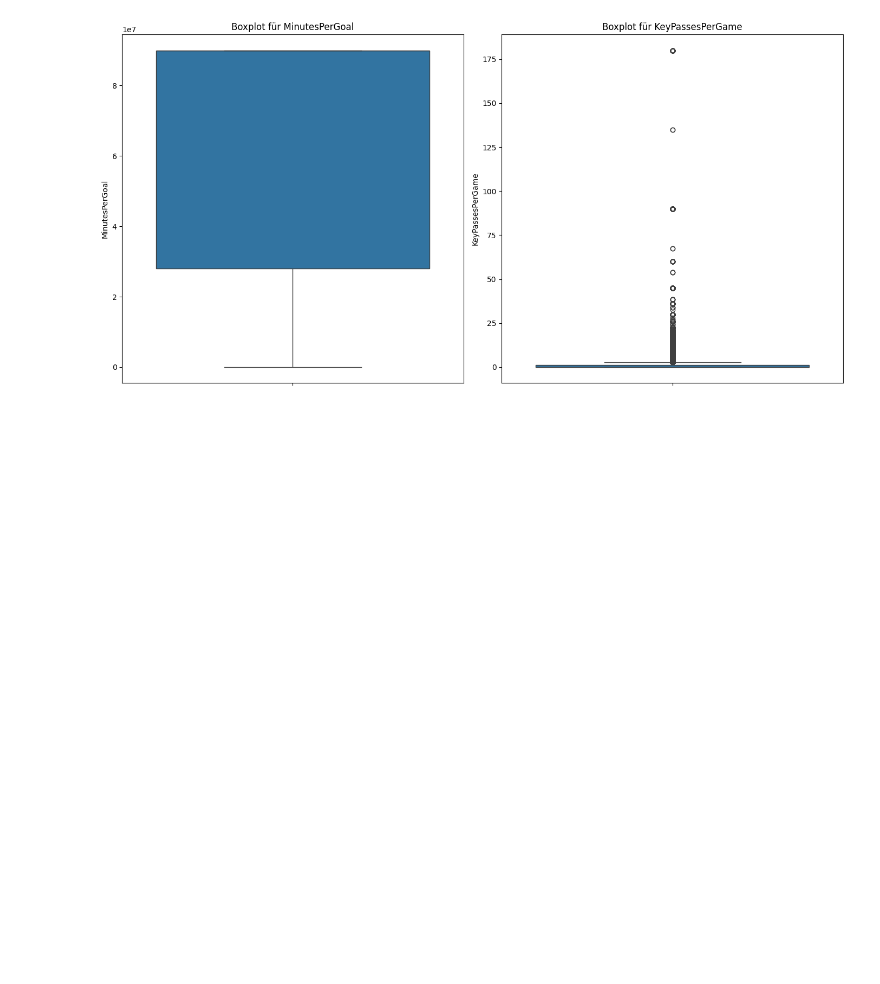
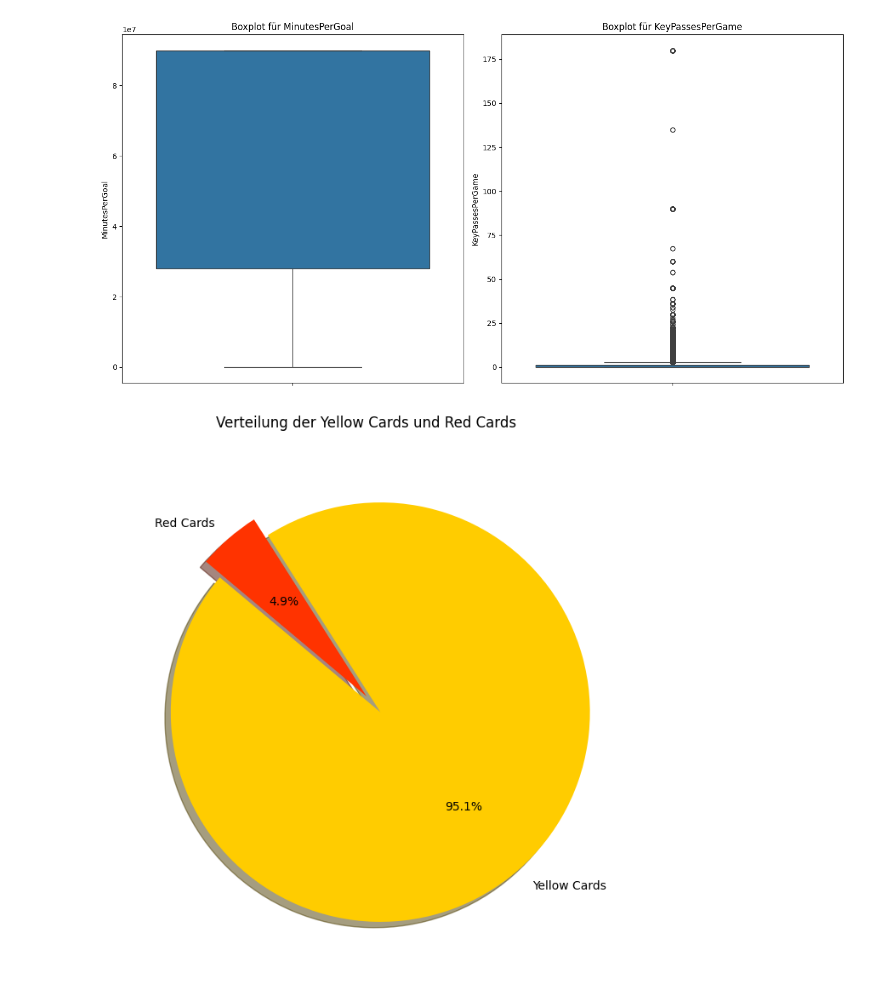
Before and after one commit to hariis-00/group_work, a Jupyter notebook: Data.ipynb, the cells around one changed output. Saved outputs shown, nothing was run; the diff lists cells and outputs as text; code cells hidden in the pictures; blank space fills up the shorter version.

```diff
--- a/Data.ipynb
+++ b/Data.ipynb
@@ -359,3 +359,21 @@ max          179.983801
 median         0.000000
 Name: KeyPassesPerGame, dtype: float64
 [figure]
+# %%
+# Berechnung der Häufigkeiten der Gelben und Roten Karten
+yellow_cards = data_from_mongo['yellowCard'].sum()
+red_cards = data_from_mongo['redCard'].sum()
+
+# Erstellen des Kuchendiagramms
+labels = ['Yellow Cards', 'Red Cards']
+sizes = [yellow_cards, red_cards]
+colors = ['#ffcc00', '#ff3300']
+explode = (0.1, 0)  # Explodieren des ersten Slices (Yellow Cards)
+
+plt.figure(figsize=(8, 8))
+plt.pie(sizes, explode=explode, labels=labels, colors=colors, autopct='%1.1f%%',
+        shadow=True, startangle=140)
+plt.title('Verteilung der Yellow Cards und Red Cards')
+plt.show()
+# %% [output]
+[figure, added]
```
Also changed, not shown: 4 other files.
